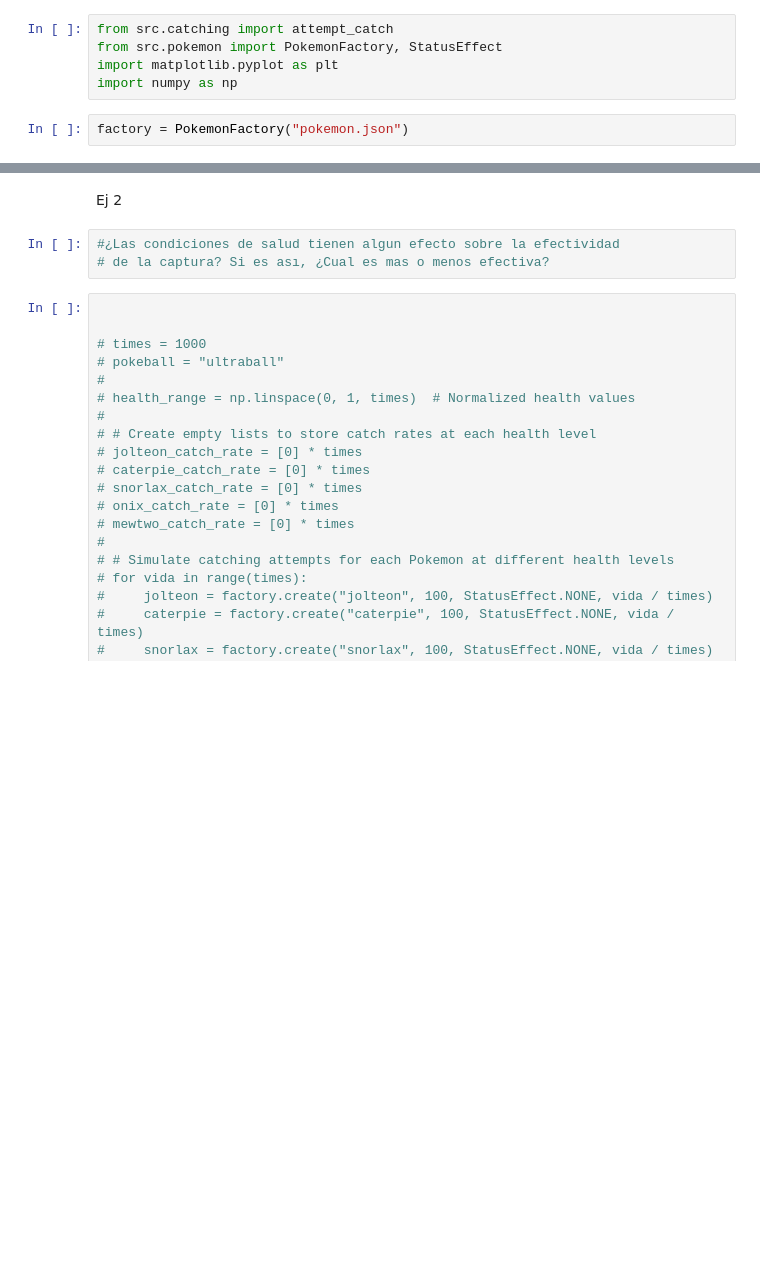
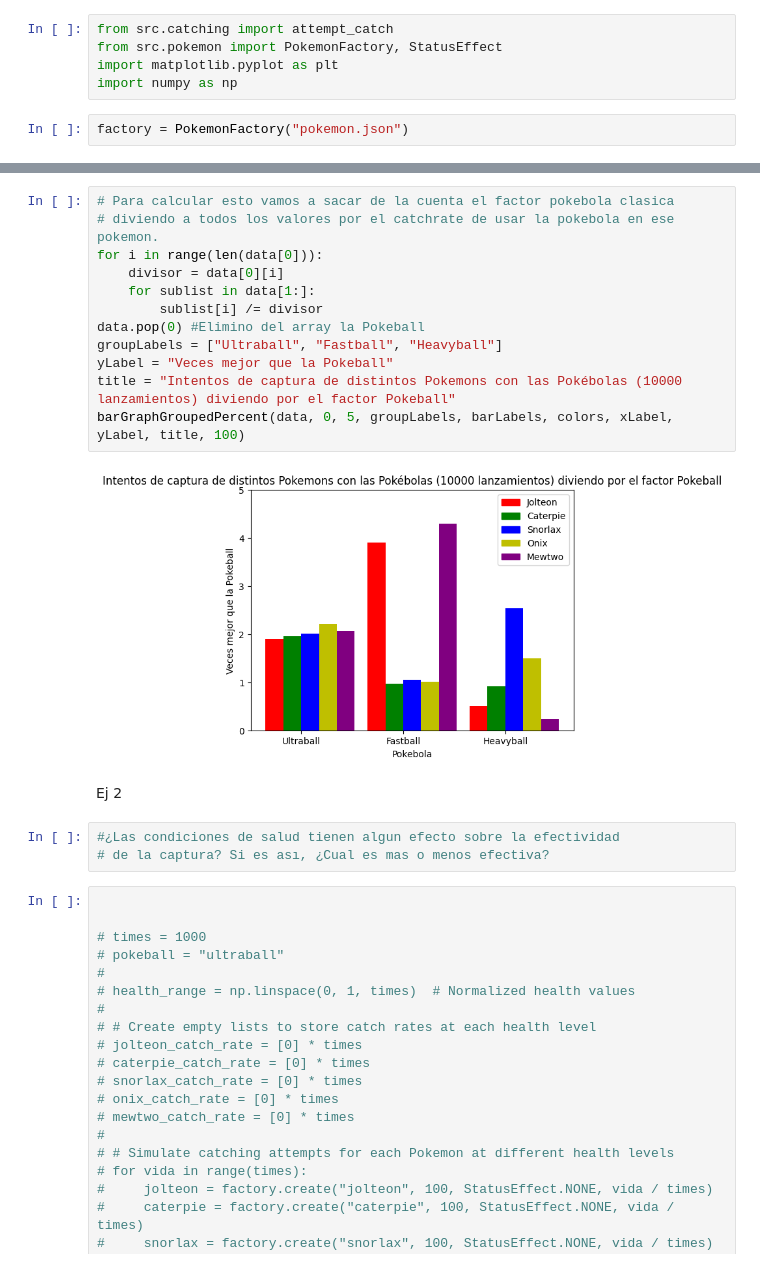
Before and after one commit to LucianoNeimark/SIA_TP0, a Jupyter notebook: TP0.ipynb, the cells around one changed output, grey strips where cells are left out. Saved outputs shown, nothing was run; the diff lists cells and outputs as text; blank space fills up the shorter version.

```diff
--- a/TP0.ipynb
+++ b/TP0.ipynb
@@ -106,3 +72,17 @@ plt.show()
+# %%
+# Para calcular esto vamos a sacar de la cuenta el factor pokebola clasica
+# diviendo a todos los valores por el catchrate de usar la pokebola en ese pokemon.
+for i in range(len(data[0])):
+    divisor = data[0][i]
+    for sublist in data[1:]:
+        sublist[i] /= divisor
+data.pop(0) #Elimino del array la Pokeball
+groupLabels = ["Ultraball", "Fastball", "Heavyball"]
+yLabel = "Veces mejor que la Pokeball"
+title = "Intentos de captura de distintos Pokemons con las Pokébolas (10000 lanzamientos) diviendo por el factor Pokeball"
+barGraphGroupedPercent(data, 0, 5, groupLabels, barLabels, colors, xLabel, yLabel, title, 100)
+# %% [output]
+[figure, added]
 # %% [markdown]
 Ej 2
 # %%
```
Also changed, not shown: parts of 8 cells of this notebook.
